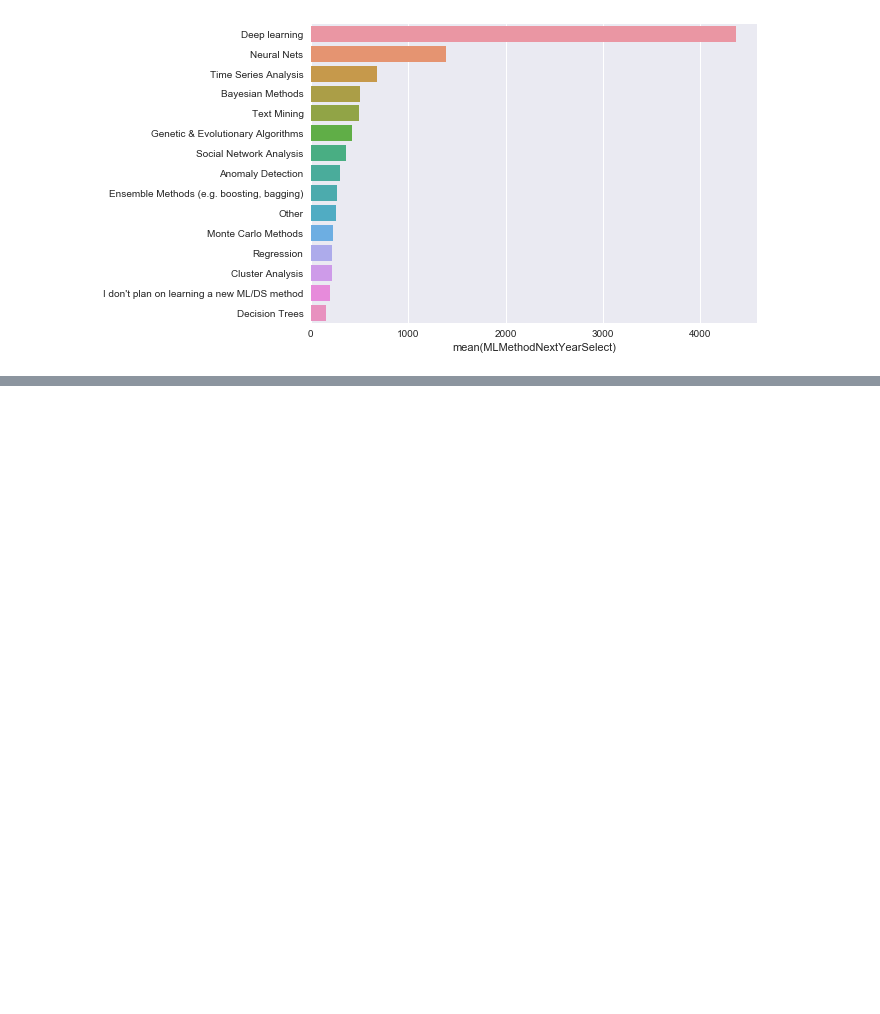
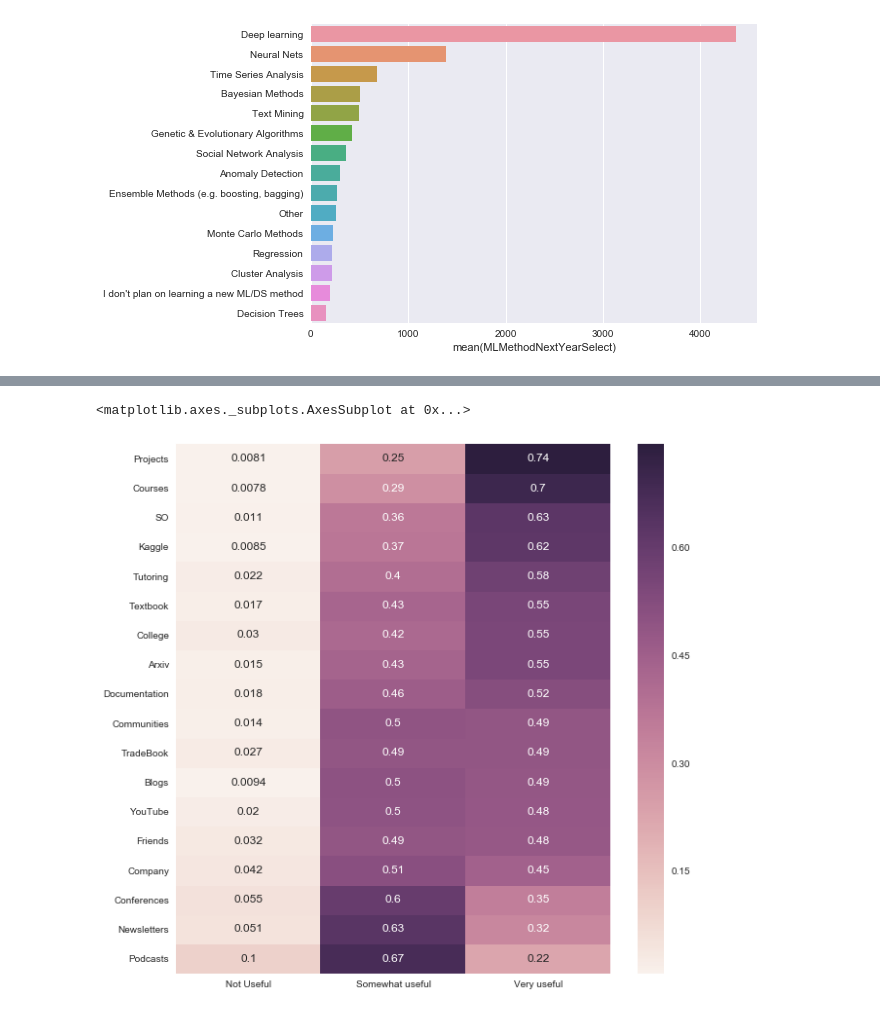
Before and after one commit to ekmst1027/programming-study, a Jupyter notebook: data_science/kaggle_programmers/data_science_faq.ipynb, the cells around one changed output, grey strips where cells are left out. Saved outputs shown, nothing was run; the diff lists cells and outputs as text; code cells hidden in the pictures; blank space fills up the shorter version.

```diff
--- a/data_science/kaggle_programmers/data_science_faq.ipynb
+++ b/data_science/kaggle_programmers/data_science_faq.ipynb
@@ -359,0 +396,20 @@ sns.barplot(y=data.index, x=data)
+# %%
+use_features = [x for x in mcq.columns if x.find('LearningPlatformUsefulness') != -1]
+# %%
+fdf = {}
+for feature in use_features:
+ a = mcq[feature].value_counts()
+ a = a/a.sum()
+ fdf[feature[len('LearningPlatformUsefulness'):]] = a
+
+fdf = pd.DataFrame(fdf).transpose().sort_values(
+ 'Very useful', ascending=False)
+
+# 학습플랫폼들이 얼마나 유용한지에 대한 상관관계를 그려본다.
+plt.figure(figsize=(10,10))
+sns.heatmap(
+ fdf.sort_values(
+ "Very useful", ascending=False), annot=True)
+# %% [output]
+<matplotlib.axes._subplots.AxesSubplot at 0x...>
+[figure, added]
```
Also changed, not shown: parts of 20 cells of this notebook, 1 other file.
